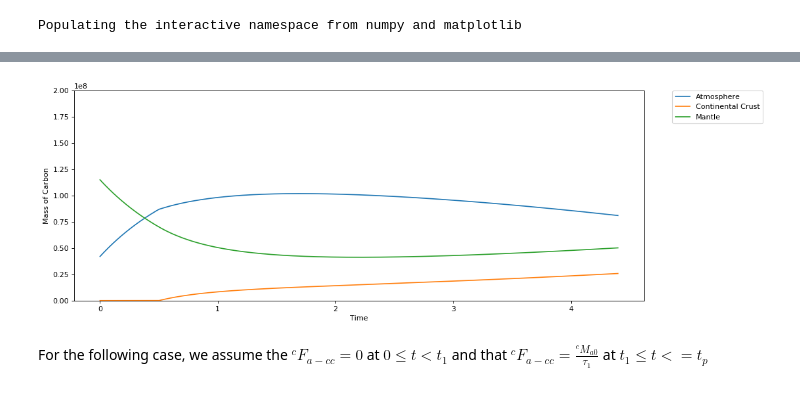
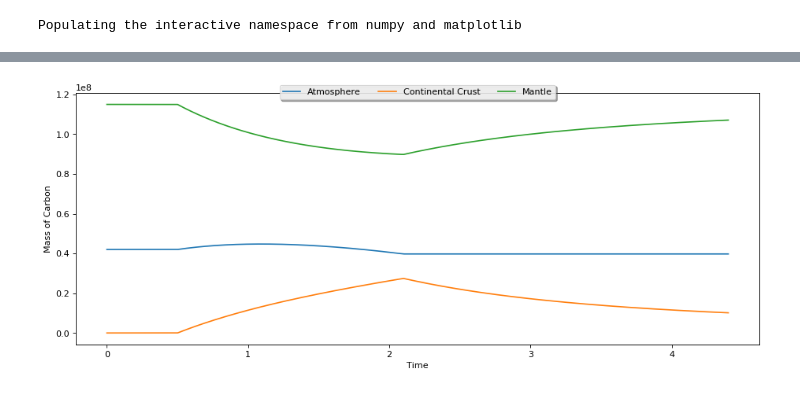
Before and after one commit to hlokavarapu/Geology_Journal, a Jupyter notebook: 00JUPYTER/Problem #2b.ipynb, the cells around one changed output, grey strips where cells are left out. Drawn from its saved outputs; the diff is of its cells as text; code cells hidden in the pictures.

```diff
--- a/00JUPYTER/Problem #2b.ipynb
+++ b/00JUPYTER/Problem #2b.ipynb
@@ -14,92 +250,75 @@ def calc_t_2(cMa0, cMa_2, t_1, tau_1):
 
 def f(y, t, params):
     cMa, cMcc, cMm = y
-    t_0, t_1, t_2, t_p, tf, tau_1, tau_2, cMa0, cMa_t2, cMmp, cFmap, cMccp, cFccmp = params
+    t_0, t_1, t_2, t_p, tf, tau_1, cMa0, cMmp, cFmap, cMccp, cFccmp = params
     #tau, cMmp, cFmap, cMccp, cFccmp, tp, tf = params
 
     if (t == t_2):
         cMa = cMa_t2
 
     if (t_0 <= t and t < t_1):
-        derivs = [(cMm/cMmp)*cFmap*exp((t_p - t)/tf) - 0,
-                  0 - (cMcc/cMccp)*cFccmp*exp((t_p - t)/tf),
-                  ((cMcc/cMccp)*cFccmp - (cMm/cMmp)*cFmap)*exp((t_p-t)/tf)]
+        derivs = [0,
+                  0,
+                  0]
     elif (t_1 <= t and t < t_2):
         derivs = [(cMm/cMmp)*cFmap*exp((t_p - t)/tf) - cMa0/tau_1,
                   cMa0/tau_1 - (cMcc/cMccp)*cFccmp*exp((t_p - t)/tf),
                   ((cMcc/cMccp)*cFccmp - (cMm/cMmp)*cFmap)*exp((t_p-t)/tf)]
     else:
-        derivs = [(cMm/cMmp)*cFmap*exp((t_p - t)/tf) - cMa/tau_2,
-                 cMa/tau_2 - (cMcc/cMccp)*cFccmp*exp((t_p - t)/tf),
-                 ((cMcc/cMccp)*cFccmp - (cMm/cMmp)*cFmap)*exp((t_p-t)/tf)]
+        derivs = [0,
+                 0 - (cMcc/cMccp)*cFccmp*exp((t_p - t)/tf),
+                 ((cMcc/cMccp)*cFccmp)*exp((t_p-t)/tf)]
 
     return derivs
 
-def assemble_solve_ode(cMa0, cMa_t2):
+def assemble_solve_ode(cMa0, cFccmp):
     # Parameters
     t_0 = 0   #Gyr
     t_1 = 0.5 #Gyr
     t_p = 4.4  #Gyr
 
     tau_1 = 1.5 #Gyr
-    #cMa0 = 1.57e8 #Gt
-    #cMa_t2 = 5e4 #Gt
-    tau_2 = 2 #Gyr
-    #tau_2 = cMa_t2 * (tau_1/cMa0)
-    #t_2 = calc_t_2(cMa0, cMa_t2, t_1, tau_1) #Gyr
-    t_2 = 4.4
+    cMa_t2 = 0 #Gt
+    t_2 = 2.1
     tf = 3.61
     ts = 1e4
 
-    cFmap = (36/1000)*1e9 #Gt/Gyr
+    cFmap = (cFccmp/1000)*1e9 #Gt/Gyr
     cMmp = 1.15e8
-    cFccmp = (36/1000)*1e9 #Gt/Gyr
+    cFccmp = (cFccmp/1000)*1e9 #Gt/Gyr
     cMccp = 4.2e7
 
     # Initial values
-    #cMa0 = 1.57e8
     cMcc0 = 0
-    cMm0 = 1.57e8-cMa0
+    cMm0 = 1.15e8
 
     # Bundle parameters for ODE solver
-    params = [t_0, t_1, t_2, t_p, tf, tau_1, tau_2, cMa0, cMa_t2, cMmp, cFmap, cMccp, cFccmp]
+    params = [t_0, t_1, t_2, t_p, tf, tau_1, cMa0, cMmp, cFmap, cMccp, cFccmp]
 
     # Bundle initial conditions for ODE solver
     y0 = [cMa0, cMcc0, cMm0]
 
     t = np.linspace(t_0,t_p,ts)
     solution = odeint(f, y0, t, args=(params,))
-    fig = plt.figure(1, figsize=(14,18), dpi= 80, facecolor='w', edgecolor='k')
-    #axes = plt.gca()
-    #axes.set_yscale('log')
+    graph(t,solution)
+#     return solution
 
-    # Plot cMa as a function of time
-    ax1 = fig.add_subplot(311)
-    ax1.plot(t, solution[:,0], label='Atmosphere')
+# cMa_t2_widget = widgets.FloatSlider(min=1e0,max=1e8,step=1e2,value=5e4, description="$^cM_{a}(t_2)$", readout_format=".2g")
+# cMa_t0_widget = widgets.FloatSlider(min=0.42e8,max=1.57e8,step=1e6,value=1.57e8, description="$^cM_{a}(t_0)$", readout_format=".3g")
+# cFccmp_widget = widgets.FloatSlider(min=0,max=40,step=2,value=13, description="$^cF_{ccmp}$", readout_format=".3g")
 
-    # Plot cMcc as a function of time
-    ax2 = fig.add_subplot(311)
-    ax2.plot(t, solution[:,1], label='Continental Crust')
+# w = widgets.interactive(assemble_solve_ode,
+#                         cMa0 = cMa_t0_widget,
+#                         cFccmp = cFccmp_widget)
 
-    # Plot cMm as a function of time
-    ax3 = fig.add_subplot(311)
-    ax3.plot(t, solution[:,2], label='Mantle')
-    ax3.set_xlabel('Time')
-    ax3.set_ylabel('Mass of Carbon')
+# display(w)
 
-    plt.legend(bbox_to_anchor=(1.05, 1), loc=2, borderaxespad=0.)
-    #plt.xlim([2,2.02])
-    plt.ylim([0,2e8])
-    plt.show()
+# for i in range(0,40):
+#     solution = assemble_solve_ode(cMa0=1.57e8, cFccmp=i)
+#     if (solution[:,1][-1] <= 4.2e7):
+#         print(i)
+#         break
 
-cMa_t2_widget = widgets.FloatSlider(min=1e0,max=1e8,step=1e2,value=5e4, description="$^cM_{a}(t_2)$", readout_format=".2g")
-cMa_t0_widget = widgets.FloatSlider(min=0.42e8,max=1.57e8,step=1e6,value=4.2e7, description="$^cM_{a}(t_0)$", readout_format=".3g")
-w = widgets.interactive(assemble_solve_ode,
-                        cMa0 = cMa_t0_widget,
-                        cMa_t2 = cMa_t2_widget)
-
-display(w)
+assemble_solve_ode(0.42e8, 13)
 # %% [output]
-[figure, old version]
+[figure, new version]
-# %% [markdown]
-For the following case, we assume the $^cF_{a-cc} = 0$ at $0 \le t < t_1$ and that $^cF_{a-cc} = \frac{^cM_{a0}}{\tau_1}$ at $t_1 \le t <= t_p$
```
Also changed, not shown: parts of 8 cells of this notebook.
